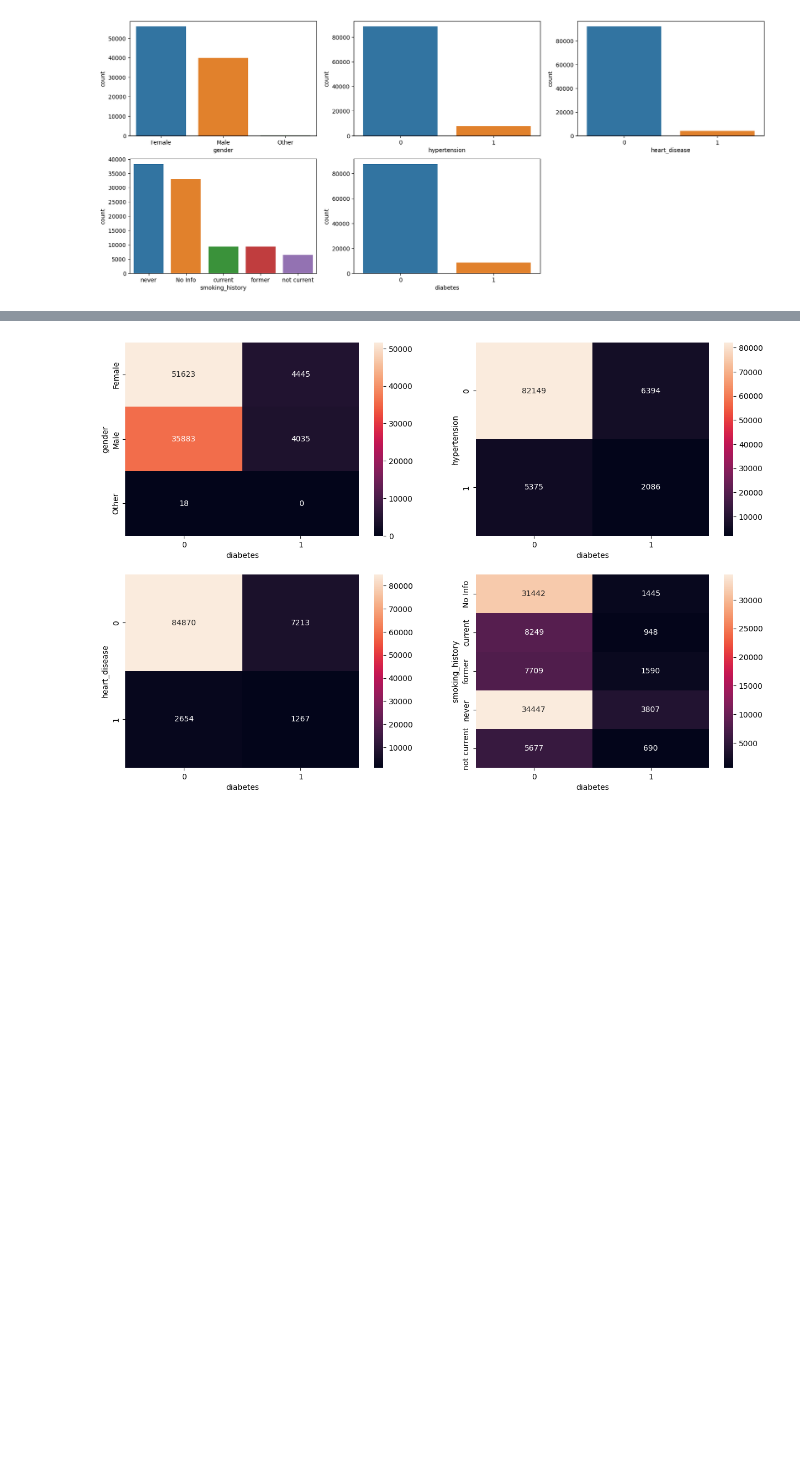
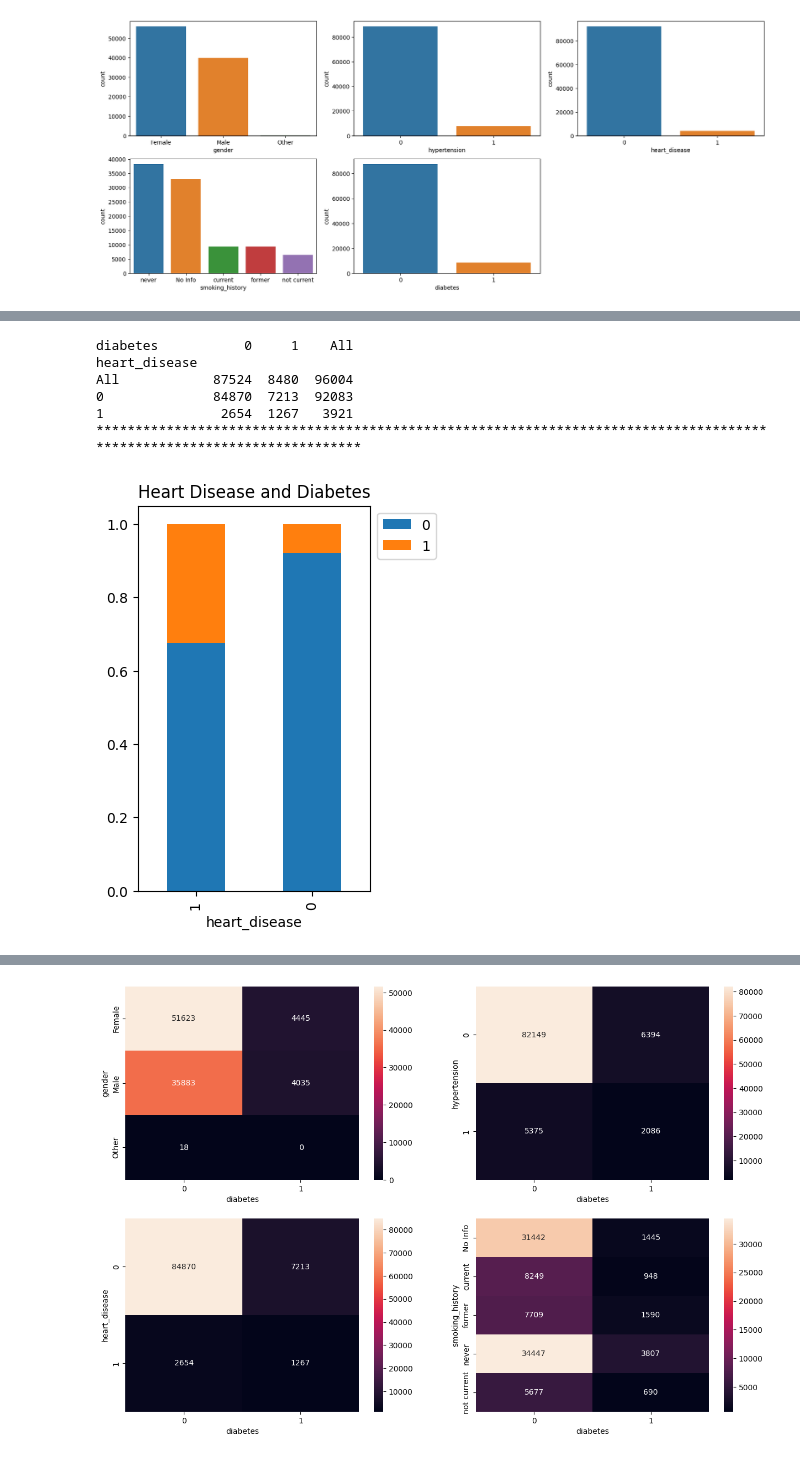
Before and after one commit to ChetanAIML/Team5, a Jupyter notebook: ML_FinalProject_Team5.ipynb, the cells around one changed output, grey strips where cells are left out. Drawn from its saved outputs; the diff is of its cells as text; code cells hidden in the pictures; blank space fills up the shorter version.

```diff
--- a/ML_FinalProject_Team5.ipynb
+++ b/ML_FinalProject_Team5.ipynb
@@ -237,0 +298,10 @@ for col in categorical_columns:
+# %%
+stacked_barplot(df, "heart_disease", "diabetes", "Heart Disease and Diabetes")
+# %% [output]
+diabetes           0     1    All
+heart_disease
+All            87524  8480  96004
+0              84870  7213  92083
+1               2654  1267   3921
+************************************************************************************************************************
+[figure, added]
```
Also changed, not shown: parts of 23 cells of this notebook.
